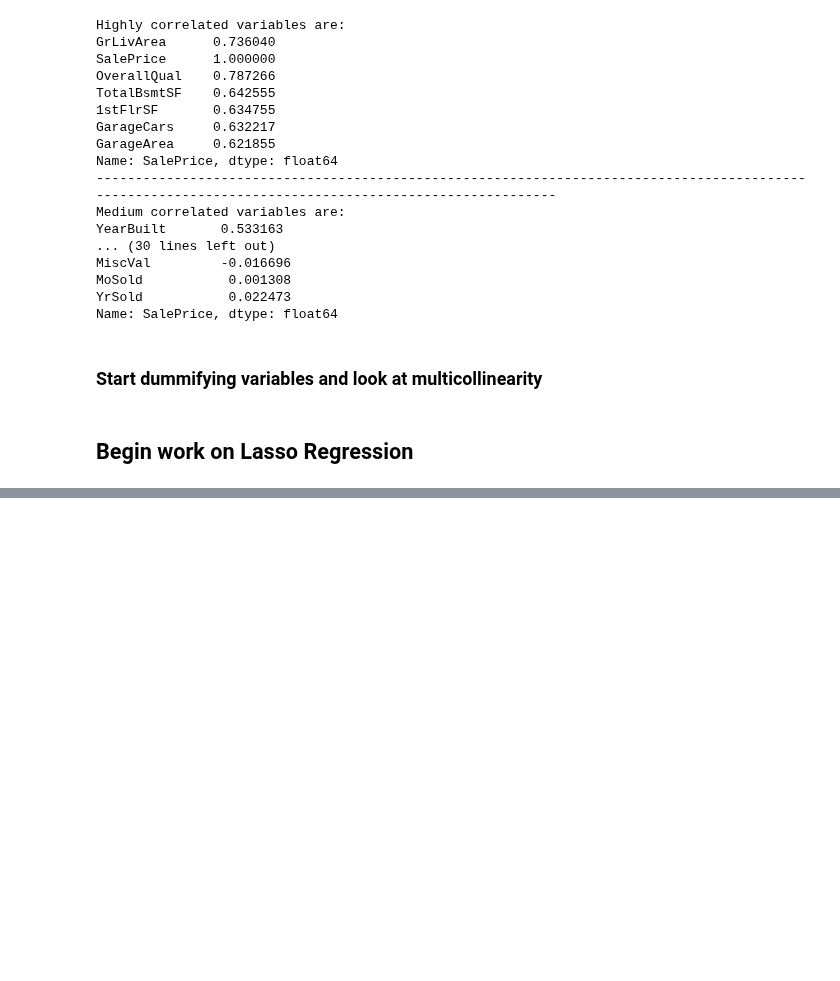
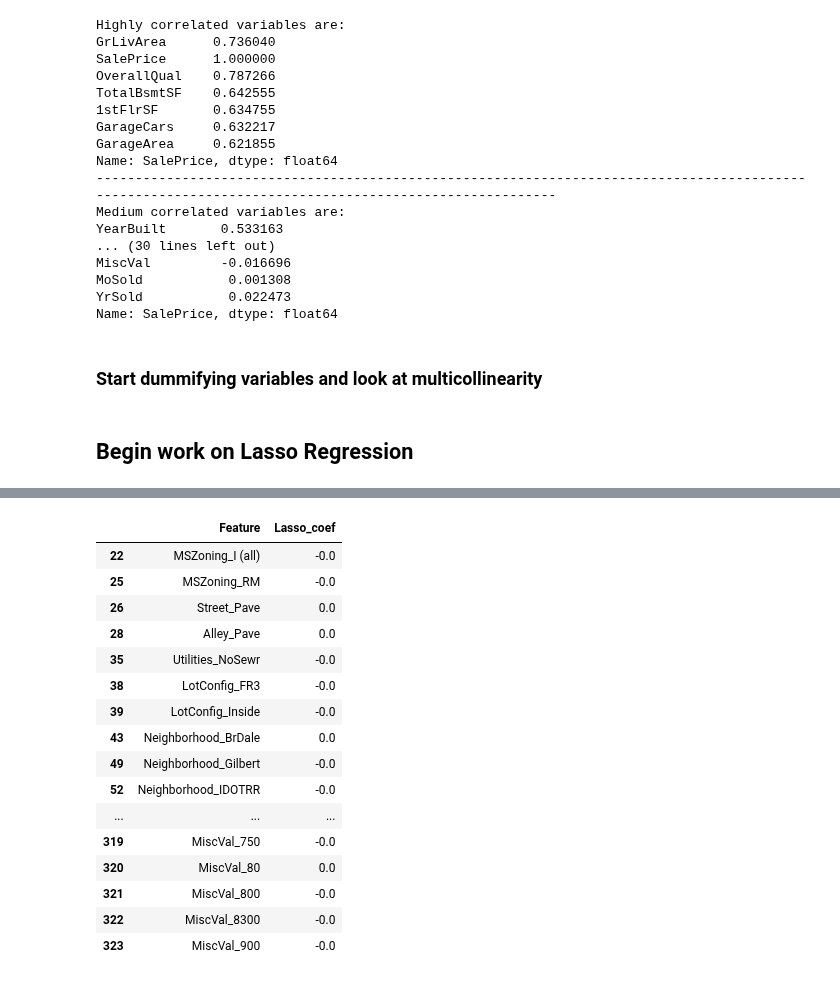
Before and after one commit to djhang99/housing_prices, a Jupyter notebook: Jack Copeland/Copeland_Project.ipynb, the cells around one changed output, grey strips where cells are left out. Drawn from its saved outputs; the diff is of its cells as text; code cells hidden in the pictures; blank space fills up the shorter version.

```diff
--- a/Jack Copeland/Copeland_Project.ipynb
+++ b/Jack Copeland/Copeland_Project.ipynb
@@ -157,0 +169,20 @@ lasso.score(X_test, Y_test)
+# %%
+features_removed
+# %% [output]
+|  | Feature | Lasso_coef |
+| 22 | MSZoning_I (all) | -0.0 |
+| 25 | MSZoning_RM | -0.0 |
+| 26 | Street_Pave | 0.0 |
+| 28 | Alley_Pave | 0.0 |
+| 35 | Utilities_NoSewr | -0.0 |
+| 38 | LotConfig_FR3 | -0.0 |
+| 39 | LotConfig_Inside | -0.0 |
+| 43 | Neighborhood_BrDale | 0.0 |
+| 49 | Neighborhood_Gilbert | -0.0 |
+| 52 | Neighborhood_IDOTRR | -0.0 |
+| ... | ... | ... |
+| 319 | MiscVal_750 | -0.0 |
+| 320 | MiscVal_80 | 0.0 |
+| 321 | MiscVal_800 | -0.0 |
+| 322 | MiscVal_8300 | -0.0 |
+| 323 | MiscVal_900 | -0.0 |
```
Also changed, not shown: parts of 7 cells of this notebook, 1 other file.
